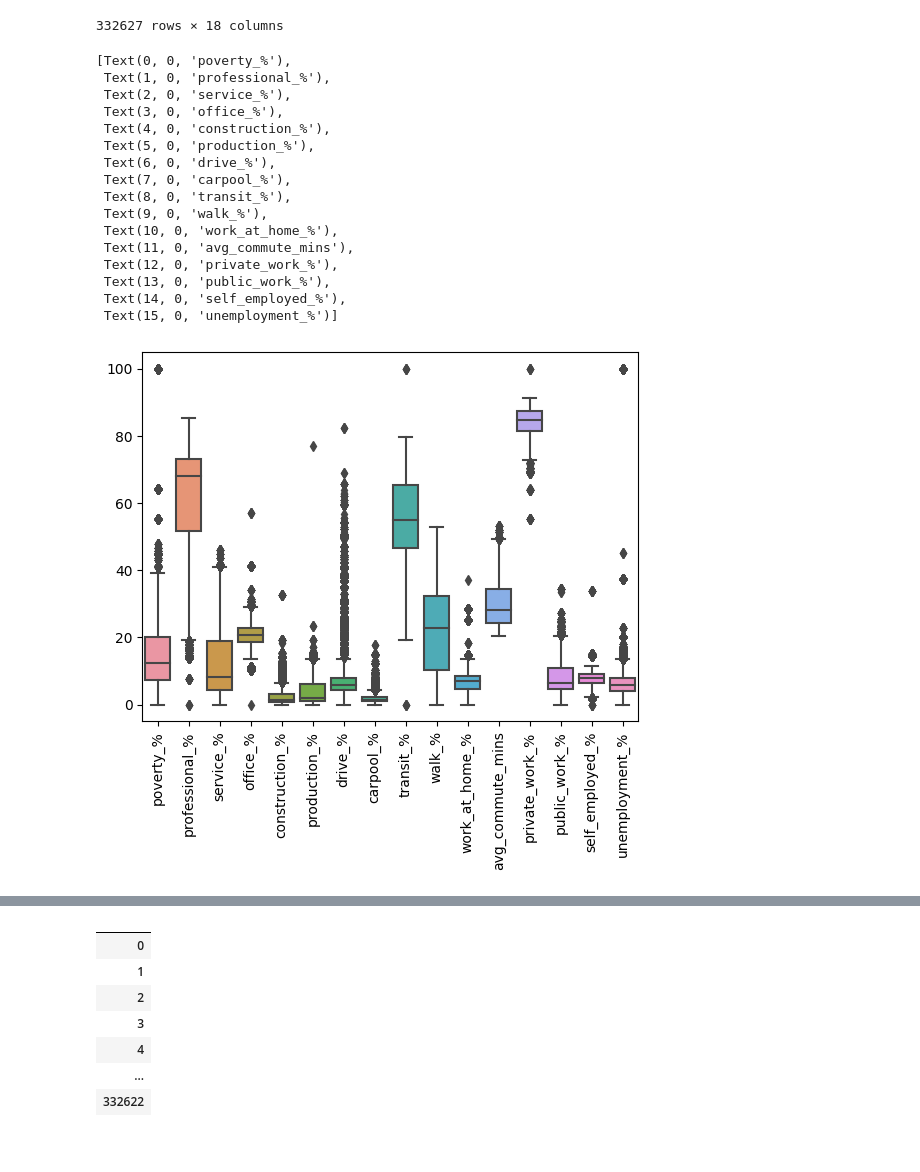
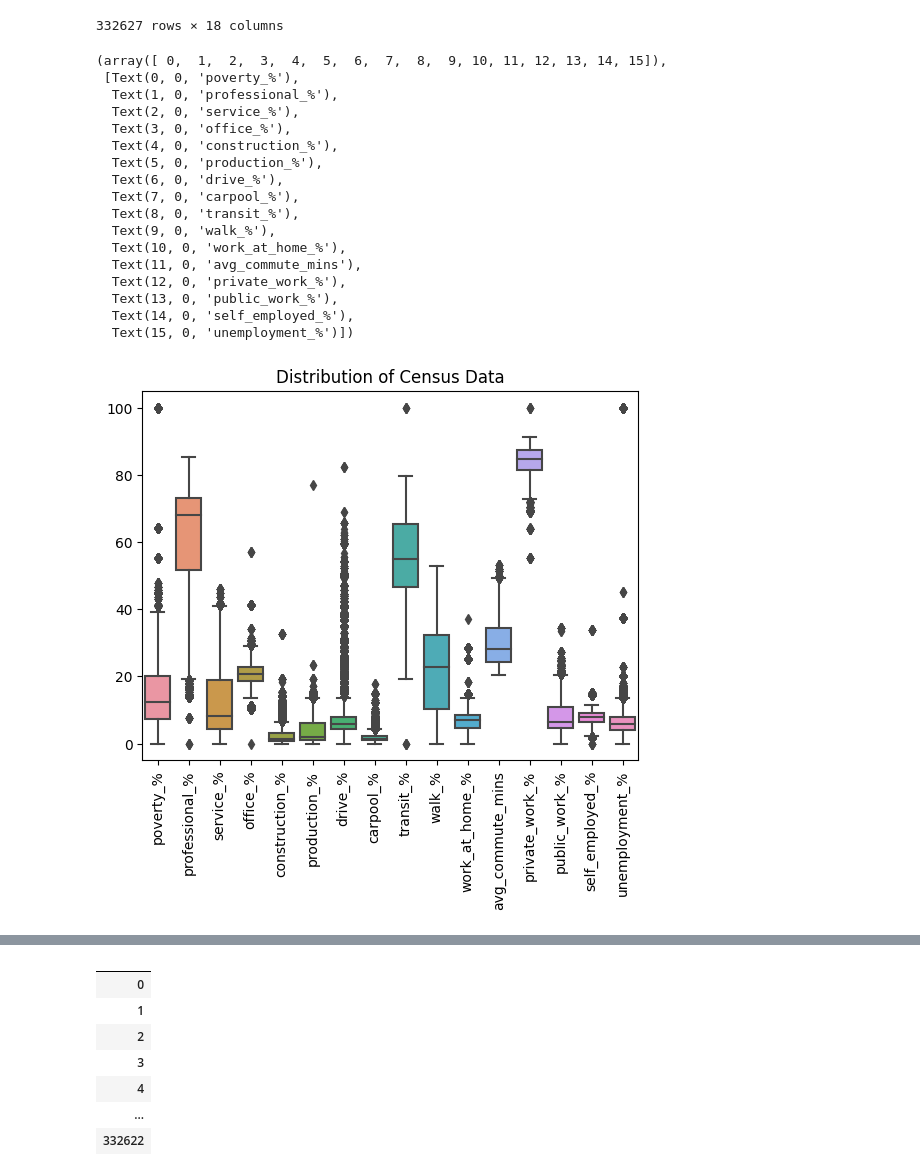
Before and after one commit to jameslafontaine/unimelb-mast30034-solo-project, a Jupyter notebook: notebooks/data_analysis_imputation.ipynb, the cells around one changed output, grey strips where cells are left out. Cells and saved outputs as stored; diff of their text form; code cells hidden in the pictures; blank space fills up the shorter version.

```diff
--- a/notebooks/data_analysis_imputation.ipynb
+++ b/notebooks/data_analysis_imputation.ipynb
@@ -61,29 +70,32 @@ df.iloc[:, 18:]
 # %%
 NON_PERCENT_COLS = ['number_of_airbnb_here', 'avg_daily_airbnb_price_usd', 'number_of_hotels_here', 'number_of_parking_munimeters_here', 'number_of_subway_stations_here', 'avg_income_per_cap', 'total_pop']
 
 # plot the distributions of percentage attributes of census data
 
-boxplot = sns.boxplot(data=df.iloc[:, 20:])
+boxplot = sns.boxplot(data=df.iloc[:, 20:]).set(title='Distribution of Census Data')
 
-boxplot.set_xticklabels(boxplot.get_xticklabels(), rotation=90,)
+plt.xticks(rotation=90)
+
+#boxplot.set_xticklabels(boxplot.get_xticklabels(), rotation=90)
 # %% [output]
-[Text(0, 0, 'poverty_%'),
- Text(1, 0, 'professional_%'),
- Text(2, 0, 'service_%'),
- Text(3, 0, 'office_%'),
- Text(4, 0, 'construction_%'),
- Text(5, 0, 'production_%'),
- Text(6, 0, 'drive_%'),
- Text(7, 0, 'carpool_%'),
- Text(8, 0, 'transit_%'),
- Text(9, 0, 'walk_%'),
- Text(10, 0, 'work_at_home_%'),
- Text(11, 0, 'avg_commute_mins'),
- Text(12, 0, 'private_work_%'),
- Text(13, 0, 'public_work_%'),
- Text(14, 0, 'self_employed_%'),
- Text(15, 0, 'unemployment_%')]
+(array([ 0,  1,  2,  3,  4,  5,  6,  7,  8,  9, 10, 11, 12, 13, 14, 15]),
+ [Text(0, 0, 'poverty_%'),
+  Text(1, 0, 'professional_%'),
+  Text(2, 0, 'service_%'),
+  Text(3, 0, 'office_%'),
+  Text(4, 0, 'construction_%'),
+  Text(5, 0, 'production_%'),
+  Text(6, 0, 'drive_%'),
+  Text(7, 0, 'carpool_%'),
+  Text(8, 0, 'transit_%'),
+  Text(9, 0, 'walk_%'),
+  Text(10, 0, 'work_at_home_%'),
+  Text(11, 0, 'avg_commute_mins'),
+  Text(12, 0, 'private_work_%'),
+  Text(13, 0, 'public_work_%'),
+  Text(14, 0, 'self_employed_%'),
+  Text(15, 0, 'unemployment_%')])
-[figure, old version]
+[figure, new version]
 # %%
 # plot the distributions of percentage attributes of census data
 
```
Also changed, not shown: parts of 3 cells of this notebook, 23 other files.
